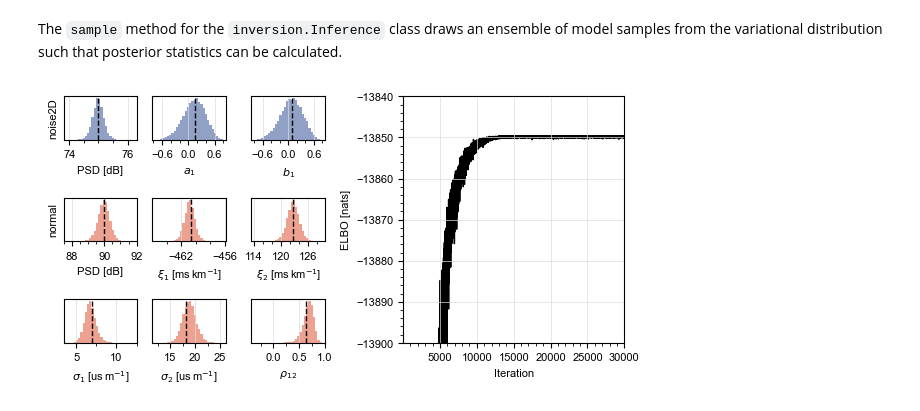
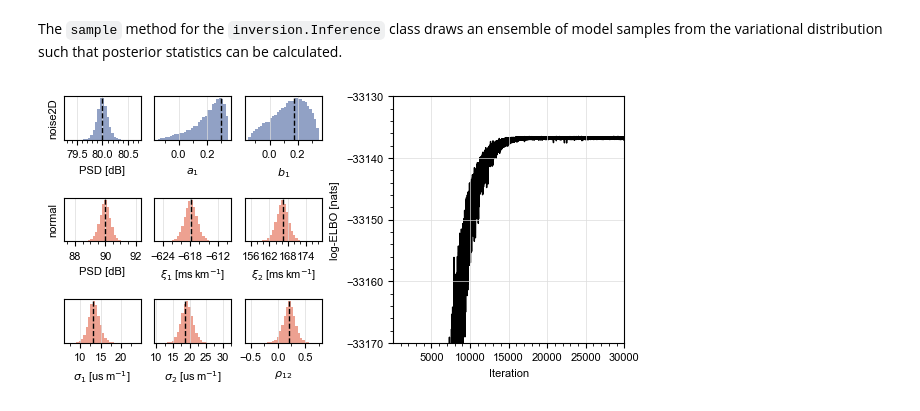
Before and after one commit to Claudia-Elijas/topophone2, a Jupyter notebook: docs/source/examples/example_1/example_1.1.ipynb, the cells around one changed output. Cells and saved outputs as stored; diff of their text form; code cells hidden in the pictures.

```diff
--- a/docs/source/examples/example_1/example_1.1.ipynb
+++ b/docs/source/examples/example_1/example_1.1.ipynb
@@ -41,7 +37,7 @@ Synthetic Green's functions were generated using the _KRAKEN_ software and convo
 Here, we read the data files using the function ``utils.read.read_txt``.
 # %%
 #__ Read: Signal + noise __
-out = read_txt(f"{data_dir}/TRIAD_FULL_15DB_topophone2.txt")
+out = read_txt("../data/eg1/triad/triad_topophone2.txt")
 freq_Hz   = out[0]  # Frequency vector          [Hz]        (frequency,)
 x         = out[1]  # Receiver position         [m]         (receiver, direction)
 Gamma_obs = out[2]  # Sample-covariance matrix  [uPa2.Hz-1] (frequency, receiver, receiver)
@@ -49,7 +45,7 @@ N_obs     = out[3]  # Independent observations
 freq      = 2 * np.pi * freq_Hz  # Angular frequency vector [rad.s-1] (frequency,)
 
 #__ Read: Noise only __
-out = read_txt(f"{data_dir}/TRIAD_NOISE_15DB_topophone2.txt")
+out = read_txt("../data/eg1/triad/triad_noise-only_topophone2.txt")
 Gamma_obs_noise = out[2]  # Sample-covariance matrix  [uPa2.Hz-1] (frequency, receiver, receiver)
 N_obs_noise     = out[3]  # Independent observations
 # %% [markdown]
@@ -62,8 +58,7 @@ The wavefield is parameterised using two components specified in the list ``sigs
 - and an ambient noise field (specified using a ``dict``) which is cylindrical-harmonic (``sig = 'noise2D'``), has a given apparent slowness (``s = s0_J``) and has a maximum harmonic order of 1 (``max_order = 1``).
 # %%
 #__ Noise apparent slowness [s.m-1] __
-synthetics = np.load('../data/SYNTHETICS.npz')
-s0_J       = synthetics['s0'][0]
+s0_J = 6.683784304186701e-4
 
 #__ Signals present __
 sigs = [
@@ -96,12 +91,12 @@ The model vector contains the parameters...
 # %%
 #__ Prior bounds __
 lower = np.array([                                 # Lower bound
-    50.,  -5.0e-4, 8.0e-5, 1.0e-6, 1.0e-6, -0.99,  #     'normal' parameters  [energy, xi_x, xi_y, sigma_x, sigma_y, rho_xy]
-    50., -0.8, -0.8                                #     'noise2D' parameters [energy, a_1, b_1]
+    50.,  -6.6e-4, 1.2e-4, 1.0e-6, 1.0e-6, -0.99,  #     'normal' parameters  [energy, xi_x, xi_y, sigma_x, sigma_y, rho_xy]
+    50., -0.15, -0.15                                #     'noise2D' parameters [energy, a_1, b_1]
 ])
 upper = np.array([                                 # Upper bound
-    100., -4.2e-4, 1.6e-4, 5.0e-5, 5.0e-5,  0.99,
-    100., 0.8,  0.8
+    100., -5.8e-4, 2.0e-4, 5.0e-5, 5.0e-5,  0.99,
+    100., 0.35,  0.35
 ])
 
 #__ Uniform prior pdf __
@@ -145,7 +140,7 @@ inverse_problem = Inference(
     flow_model    = flow_model,     # Normalising flows model
     posterior     = posterior,      # Posterior pdf
     learning_rate = learning_rate,  # Learning rate
-    outpath       = f"{model_dir}"  # Path to save results
+    outpath       = "../models/eg1/triad"  # Path to save results
 )
 # %% [markdown]
 ### 1.1.5 Run the inversion
@@ -206,7 +199,7 @@ np.savez_compressed(
 )
 # %%
 #__ Load true model for comparison __
-m_true = synthetics['m_true']
+m_true = np.loadtxt('../data/eg1/true_model.txt')
 
 #__ Create figure and axes __
 fig = plt.figure(figsize=(6,3), facecolor='white', layout='constrained')
@@ -219,7 +212,7 @@ axs.extend([fig.add_subplot(gs[2,j]) for j in range(3)])
 #__ Labels __
 for ax, xlab, ylab in zip(axs,
     [r"Iteration",   r"PSD [dB]", r"$a_1$", r"$b_1$", r"PSD [dB]", r"$\xi_1$ [ms$\,$km$^{-1}$]", r"$\xi_2$ [ms$\,$km$^{-1}$]", r"$\sigma_1$ [us$\,$m$^{-1}$]", r"$\sigma_2$ [us$\,$m$^{-1}$]", r"$\rho_{12}$"],
-    [r"ELBO [nats]", r"noise2D", None, None, r"normal", None, None, None, None, None]
+    [r"log-ELBO [nats]", r"noise2D", None, None, r"normal", None, None, None, None, None]
 ):
     if (xlab is not None): ax.set_xlabel(xlab, fontsize=small)
     if (ylab is not None): ax.set_ylabel(ylab, fontsize=small)
@@ -227,8 +220,8 @@ for ax, xlab, ylab in zip(axs,
 #__ Ticks __
 for ax, xlims, ylims, xticks, yticks in zip(axs,
     [(1,N_iterations), None, None, None, None, None, None, None, None, None],
-    [(-13900,-13840), None, None, None, None, None, None, None, None, None],
-    [(5000,1000), (2,0.5), (0.6,0.2), (0.6,0.2), (2,0.5), (6,2), (6,2), (5,2.5), (5,2.5), (0.5,0.25)],
+    [(-33170,-33130), None, None, None, None, None, None, None, None, None],
+    [(5000,1000), (0.5,0.1), (0.2,0.1), (0.2,0.1), (2,0.5), (6,2), (6,2), (5,2.5), (5,2.5), (0.5,0.25)],
     [(10,2), None, None, None, None, None, None, None, None, None]
 ):
     if (xlims is not None): ax.set_xlim(*xlims)
@@ -236,31 +229,31 @@ for ax, xlims, ylims, xticks, yticks in zip(axs,
     if (xticks is not None):
         ax.xaxis.set_major_locator(ticker.MultipleLocator(xticks[0]))
         ax.xaxis.set_minor_locator(ticker.MultipleLocator(xticks[1]))
     else: ax.set_xticks([])
     if (yticks is not None):
         ax.yaxis.set_major_locator(ticker.MultipleLocator(yticks[0]))
         ax.yaxis.set_minor_locator(ticker.MultipleLocator(yticks[1]))
     else: ax.set_yticks([])
     ax.tick_params(labelsize=small)
     ax.grid(color='gainsboro', linewidth=0.5)
 
 #__ Plot loss function __
 axs[0].plot(1+np.arange(N_iterations), lnELBO, lw=1.0, c='k', zorder=1)
 
 #__ Plot 'noise2D' parameter histograms __
 scales = [1e0, 1e0, 1e0]
 for mi, mi_true, ax, sc in zip(m.T[6:], m_true[6:], axs[1:4], scales):
     ax.hist(sc*mi, bins=30, color=theme[2], alpha=0.5, zorder=1)
     ax.axvline(sc*mi_true, lw=1.0, ls='--', color='k', zorder=2)
 
 #__ Plot 'normal' parameter histograms __
 scales = [1e0, 1e6, 1e6, 1e6, 1e6, 1e0]
 for mi, mi_true, ax, sc in zip(m.T[:6], m_true[:6], axs[4:], scales):
     ax.hist(sc*mi, bins=30, color=theme[0], alpha=0.5, zorder=1)
     ax.axvline(sc*mi_true, lw=1.0, ls='--', color='k', zorder=2)
 
 #__ Show figure __
 display(fig)
 plt.close(fig)
 # %% [output]
-[figure, old version]
+[figure, new version]
```
Also changed, not shown: parts of 4 cells of this notebook, 28 other files.
